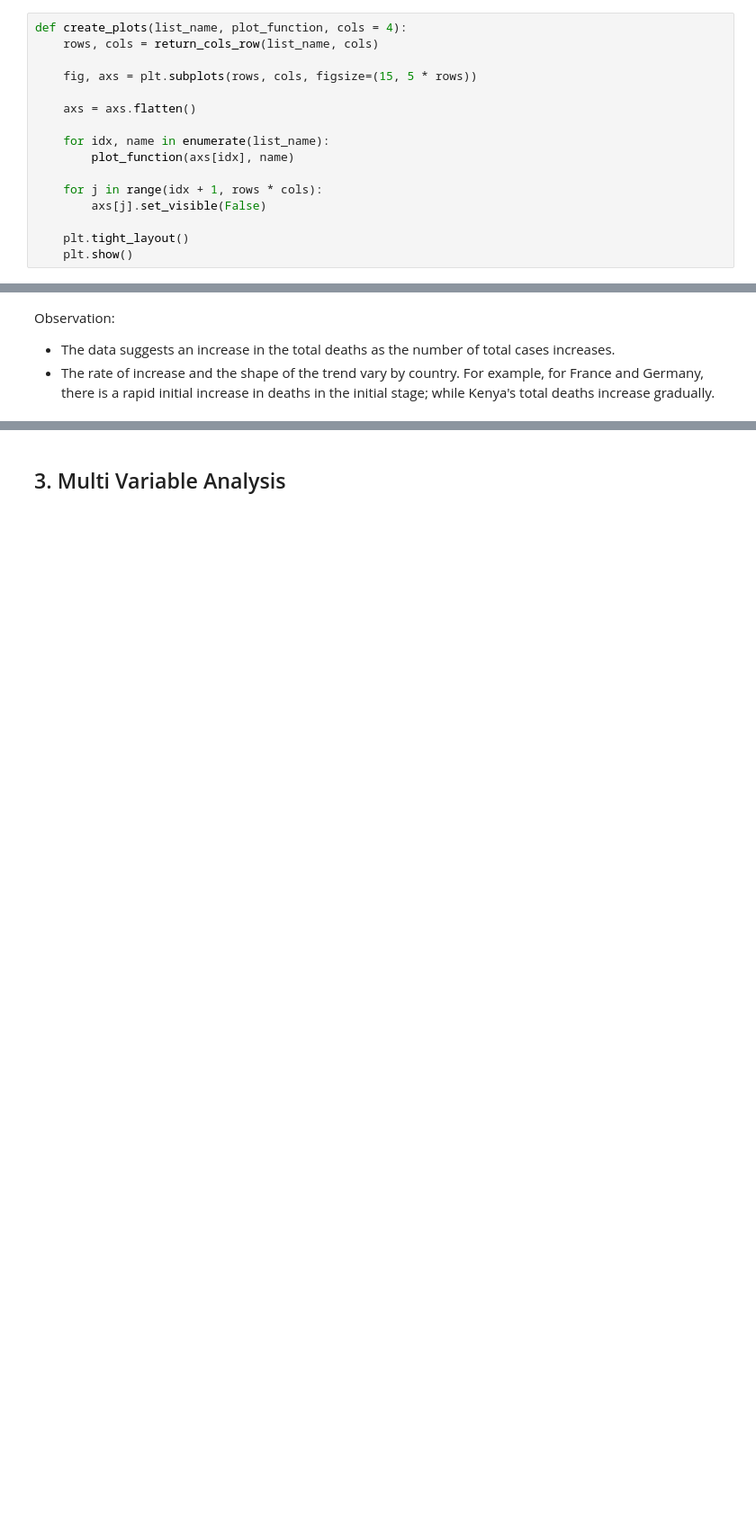
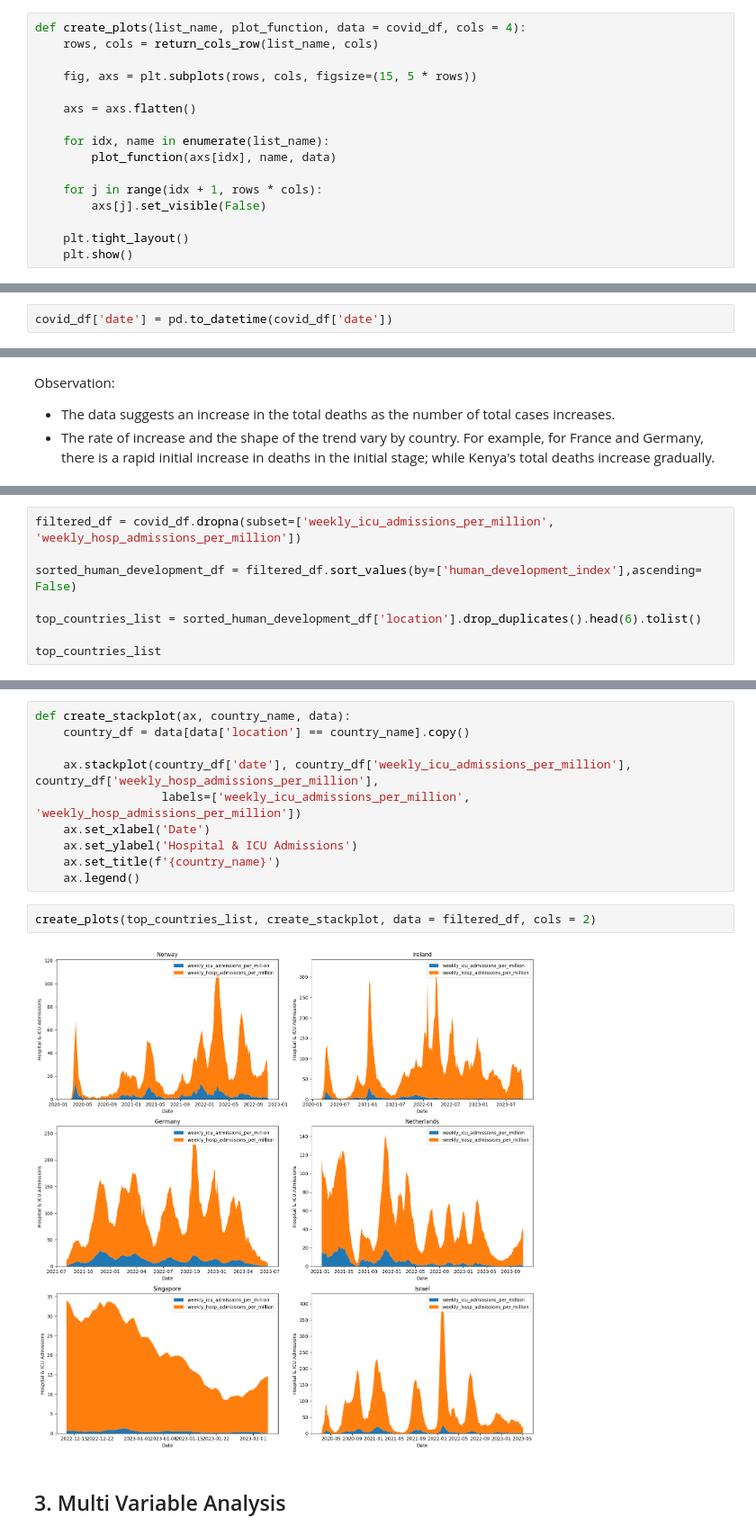
Before and after one commit to fengyu20/covid_data_analysis, a Jupyter notebook: covid_analysis.ipynb, the cells around one changed output, grey strips where cells are left out. Shown at 90% size. Saved outputs shown, nothing was run; the diff lists cells and outputs as text; blank space fills up the shorter version.

Commit message:
add stack plot.

```diff
--- a/covid_analysis.ipynb
+++ b/covid_analysis.ipynb
@@ -126,7 +125,7 @@ def create_histograms(ax, name):
     ax.set_xlabel('New Cases (Smoothed)')
     ax.set_ylabel('Frequency')
 # %%
-def create_plots(list_name, plot_function, cols = 4):
+def create_plots(list_name, plot_function, data = covid_df, cols = 4):
     rows, cols = return_cols_row(list_name, cols)
 
     fig, axs = plt.subplots(rows, cols, figsize=(15, 5 * rows))
@@ -134,7 +133,7 @@ def create_plots(list_name, plot_function, cols = 4):
     axs = axs.flatten()
 
     for idx, name in enumerate(list_name):
-        plot_function(axs[idx], name)
+        plot_function(axs[idx], name, data)
 
     for j in range(idx + 1, rows * cols):
         axs[j].set_visible(False)
@@ -154,3 +153,5 @@ Observations:
 ## 2. Bivariate Visualization
 # %% [markdown]
 ### 2.1 How total cases increase over time in these countries?
+# %%
+covid_df['date'] = pd.to_datetime(covid_df['date'])
@@ -218,0 +224,8 @@ Observation:
+# %%
+filtered_df = covid_df.dropna(subset=['weekly_icu_admissions_per_million', 'weekly_hosp_admissions_per_million'])
+
+sorted_human_development_df = filtered_df.sort_values(by=['human_development_index'],ascending= False)
+
+top_countries_list = sorted_human_development_df['location'].drop_duplicates().head(6).tolist()
+
+top_countries_list
@@ -219,3 +234,17 @@ Observation:
+# %%
+def create_stackplot(ax, country_name, data):
+    country_df = data[data['location'] == country_name].copy()
+
+    ax.stackplot(country_df['date'], country_df['weekly_icu_admissions_per_million'], country_df['weekly_hosp_admissions_per_million'],
+                  labels=['weekly_icu_admissions_per_million', 'weekly_hosp_admissions_per_million'])
+    ax.set_xlabel('Date')
+    ax.set_ylabel('Hospital & ICU Admissions')
+    ax.set_title(f'{country_name}')
+    ax.legend()
+# %%
+create_plots(top_countries_list, create_stackplot, data = filtered_df, cols = 2)
+# %% [output]
+[figure, added]
 # %% [markdown]
 ## 3. Multi Variable Analysis
 # %% [markdown]
```
Also changed, not shown: parts of 8 cells of this notebook, 1 other file.
